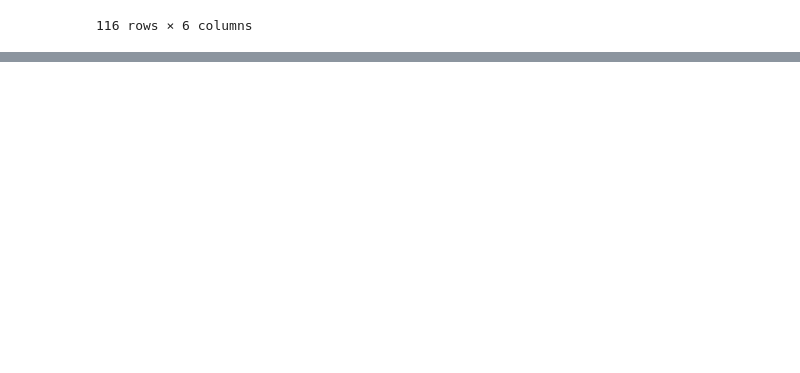
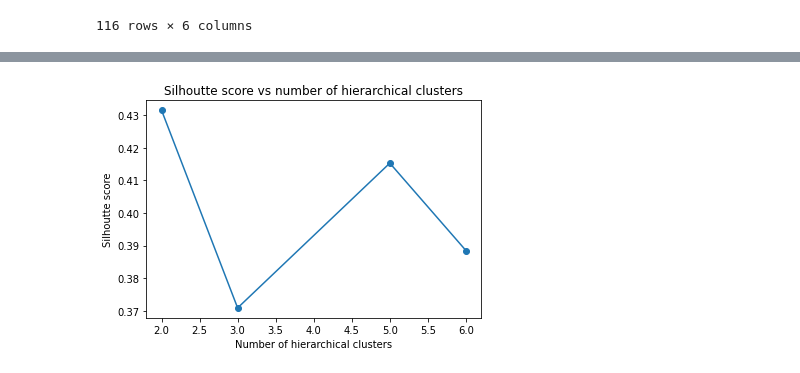
Before and after one commit to serenawatson/data3888, a Jupyter notebook: Eve_initial_variable_selection_clustering.ipynb, the cells around one changed output, grey strips where cells are left out. Saved outputs shown, nothing was run; the diff lists cells and outputs as text; code cells hidden in the pictures; blank space fills up the shorter version.

```diff
--- a/Eve_initial_variable_selection_clustering.ipynb
+++ b/Eve_initial_variable_selection_clustering.ipynb
@@ -137,0 +189,21 @@ plt.show()
+# %%
+def hcluster_compute_silhouette_score(scaled_data, n):
+    cluster = AgglomerativeClustering(n_clusters=n, affinity='euclidean', linkage='ward')
+    cluster_labels = cluster.fit_predict(scaled_data)
+    silhouette_avg = silhouette_score(scaled_data, cluster_labels)
+    return silhouette_avg
+# %%
+n_clusters_vals = [2, 3, 5, 6]
+silhoutte_scores = {}
+
+for n in n_clusters_vals:
+    silhoutte_scores[n] = hcluster_compute_silhouette_score(medians_scaled, n)
+# %%
+plt.scatter(silhoutte_scores.keys(), silhoutte_scores.values())
+plt.plot(silhoutte_scores.keys(), silhoutte_scores.values())
+plt.title("Silhoutte score vs number of hierarchical clusters")
+plt.xlabel("Number of hierarchical clusters")
+plt.ylabel("Silhoutte score")
+plt.show()
+# %% [output]
+[figure, added]
```
Also changed, not shown: parts of 34 cells of this notebook.
